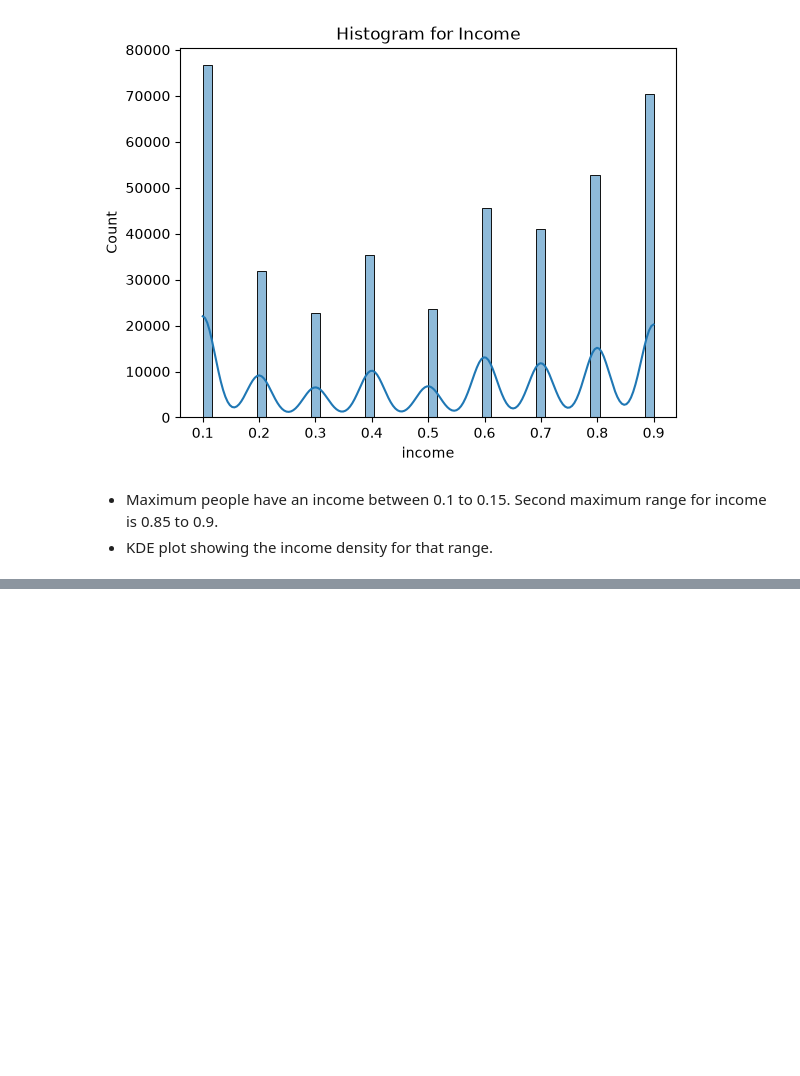
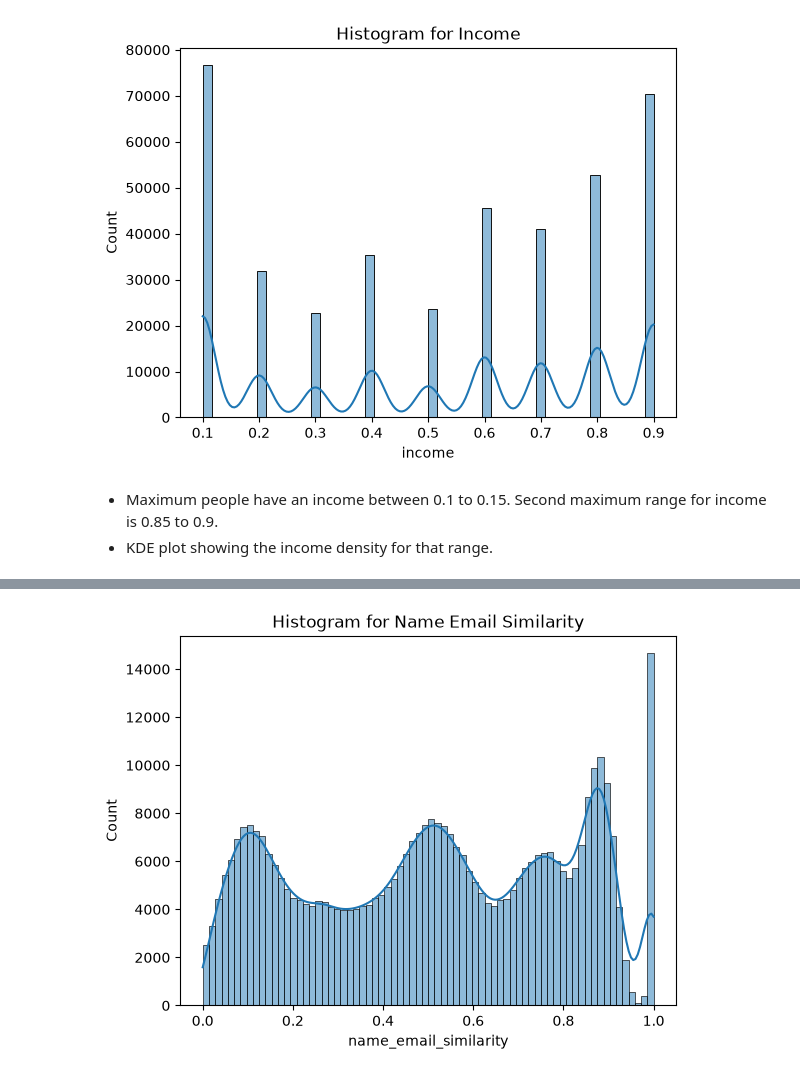
Before and after one commit to anshulbaisoya82-ux/Task-3, a Jupyter notebook: ML.ipynb, the cells around one changed output, grey strips where cells are left out. Cells and saved outputs as stored; diff of their text form; code cells hidden in the pictures; blank space fills up the shorter version.

```diff
--- a/ML.ipynb
+++ b/ML.ipynb
@@ -600,0 +596,6 @@ Name: name_email_similarity, Length: 400001, dtype: float64
+# %%
+sns.histplot(df['name_email_similarity'], kde=True)
+plt.title("Histogram for Name Email Similarity")
+plt.show()
+# %% [output]
+[figure, added]
```
Also changed, not shown: parts of 55 cells of this notebook.
